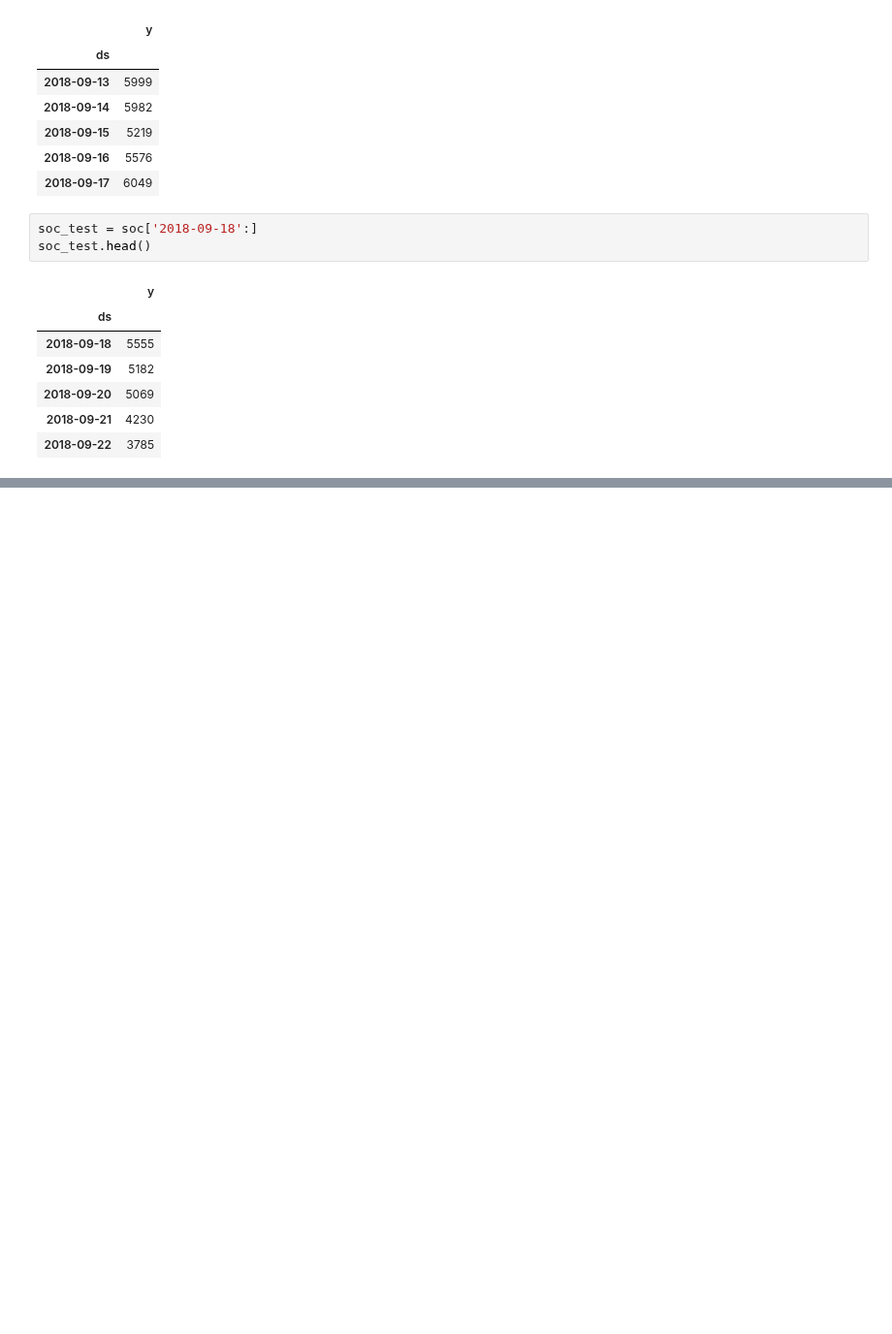
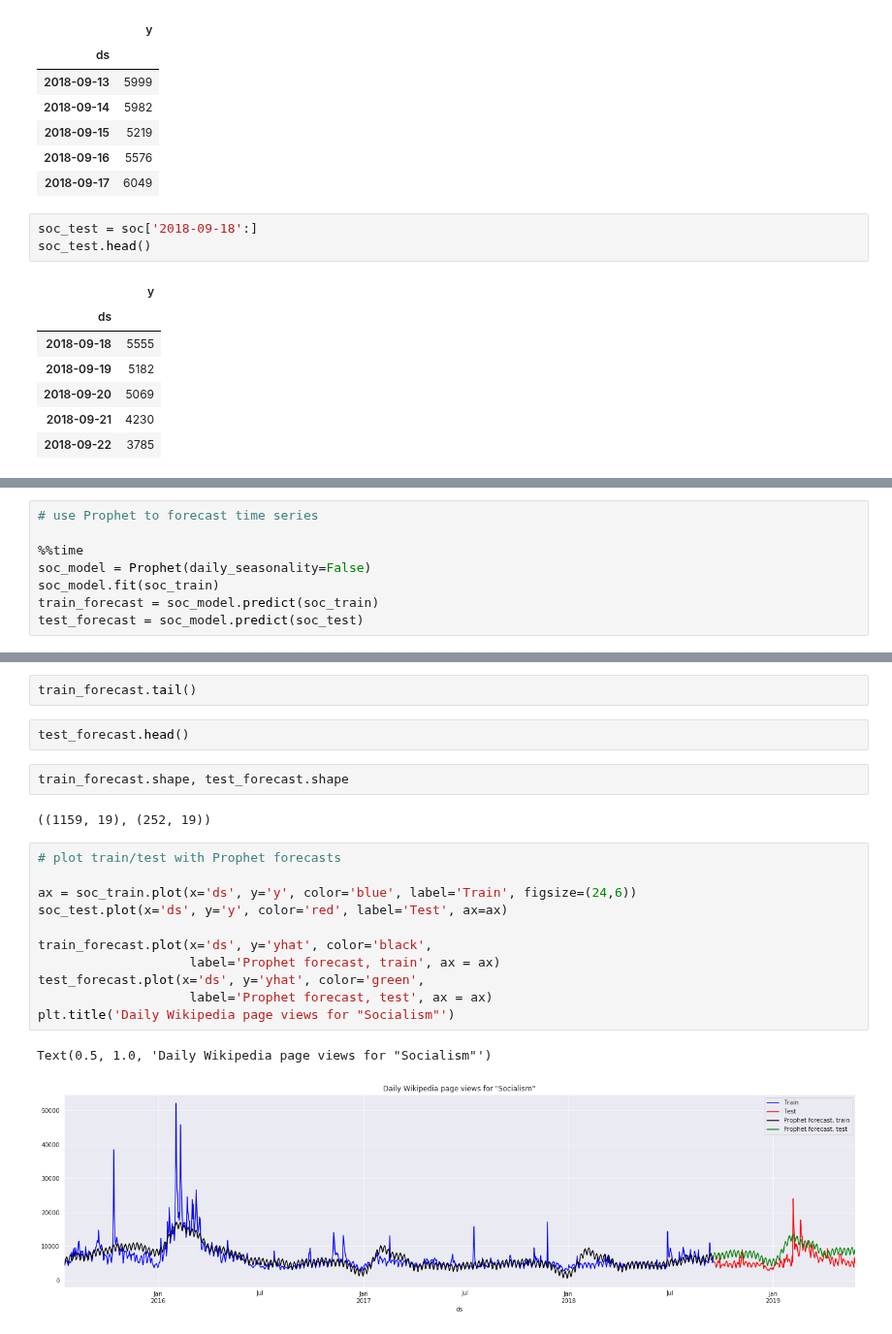
Before and after one commit to bloominstituteoftechnology/DS-Unit-2-Regression-1, a Jupyter notebook: Stephen_Sinclair_evaluating_forecasts.ipynb, the cells around one changed output, grey strips where cells are left out. Shown at 97% size. Saved outputs shown, nothing was run; the diff lists cells and outputs as text; blank space fills up the shorter version.

```diff
--- a/Stephen_Sinclair_evaluating_forecasts.ipynb
+++ b/Stephen_Sinclair_evaluating_forecasts.ipynb
@@ -43,0 +145,8 @@ soc_test.plot(x='ds', y='y', color='red', ax=ax)
+# %%
+# use Prophet to forecast time series
+
+%%time
+soc_model = Prophet(daily_seasonality=False)
+soc_model.fit(soc_train)
+train_forecast = soc_model.predict(soc_train)
+test_forecast = soc_model.predict(soc_test)
@@ -43,0 +156,22 @@ soc_test.plot(x='ds', y='y', color='red', ax=ax)
+# %%
+train_forecast.tail()
+# %%
+test_forecast.head()
+# %%
+train_forecast.shape, test_forecast.shape
+# %% [output]
+((1159, 19), (252, 19))
+# %%
+# plot train/test with Prophet forecasts
+
+ax = soc_train.plot(x='ds', y='y', color='blue', label='Train', figsize=(24,6))
+soc_test.plot(x='ds', y='y', color='red', label='Test', ax=ax)
+
+train_forecast.plot(x='ds', y='yhat', color='black',
+                    label='Prophet forecast, train', ax = ax)
+test_forecast.plot(x='ds', y='yhat', color='green',
+                    label='Prophet forecast, test', ax = ax)
+plt.title('Daily Wikipedia page views for "Socialism"')
+# %% [output]
+Text(0.5, 1.0, 'Daily Wikipedia page views for "Socialism"')
+[figure, added]
```
Also changed, not shown: parts of 31 cells of this notebook.
